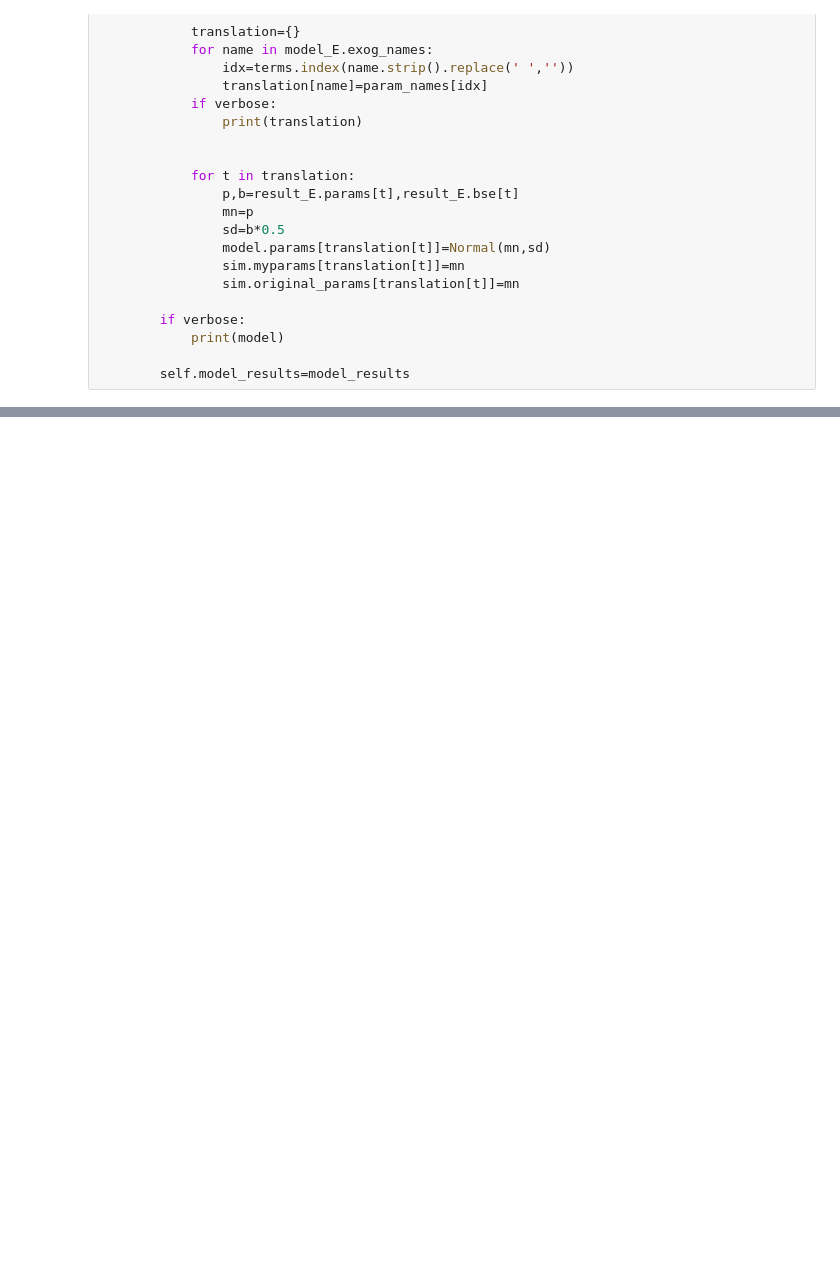
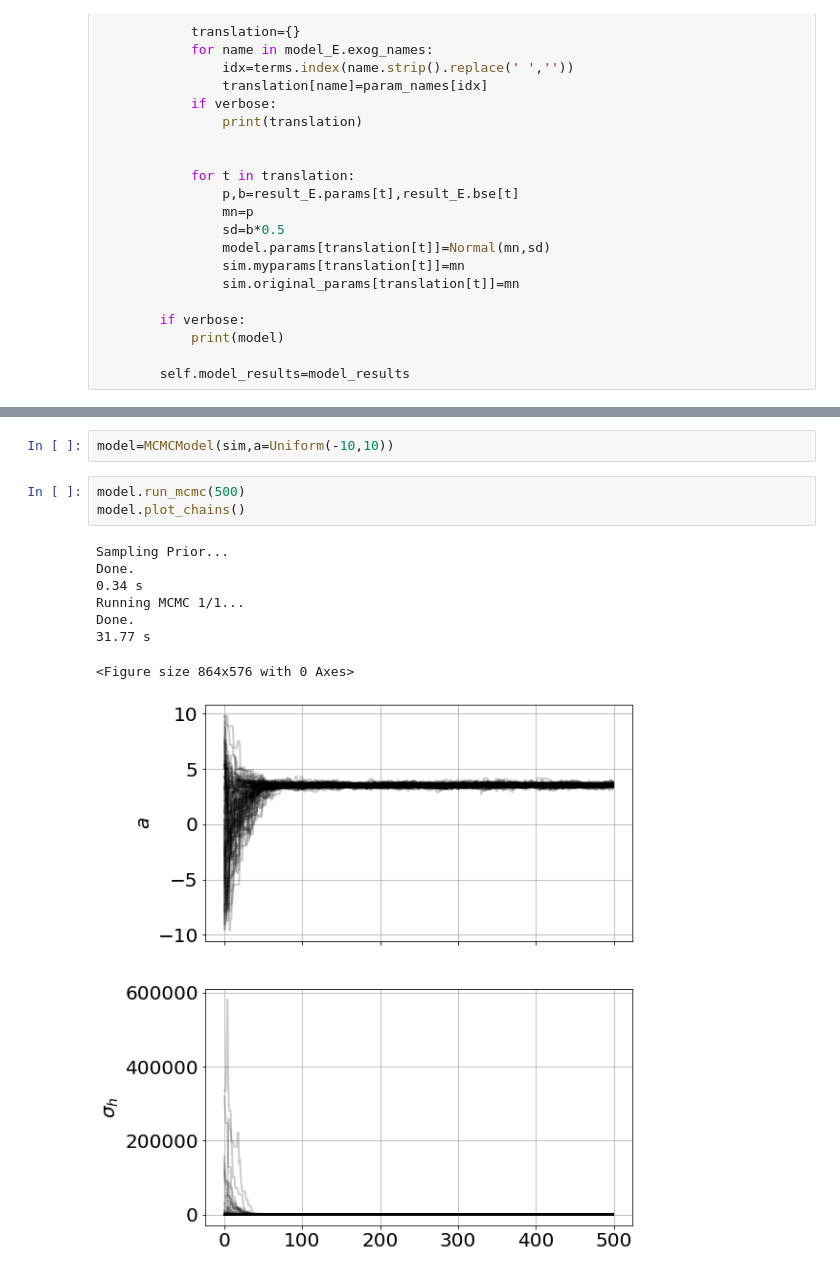
Before and after one commit to bblais/pyndamics3, a Jupyter notebook: 01_mcmc.ipynb, the cells around one changed output, grey strips where cells are left out. Saved outputs shown, nothing was run; the diff lists cells and outputs as text; blank space fills up the shorter version.

```diff
--- a/01_mcmc.ipynb
+++ b/01_mcmc.ipynb
@@ -1025,0 +1052,14 @@ class MCMCModelReg(MCMCModel):
+# %%
+model=MCMCModel(sim,a=Uniform(-10,10))
+# %%
+model.run_mcmc(500)
+model.plot_chains()
+# %% [output]
+Sampling Prior...
+Done.
+0.34 s
+Running MCMC 1/1...
+Done.
+31.77 s
+<Figure size 864x576 with 0 Axes>
+[figure, added]
```
Also changed, not shown: parts of 31 cells of this notebook, 6 other files.
